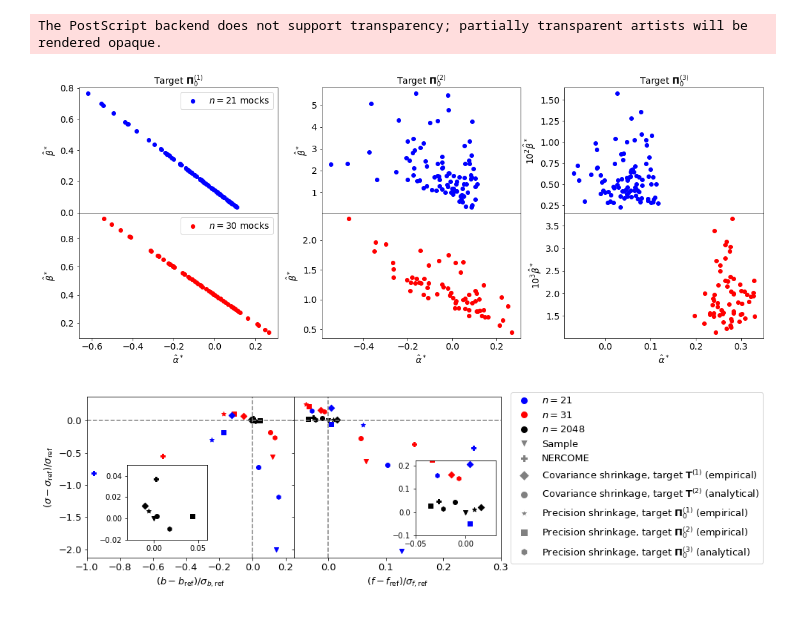
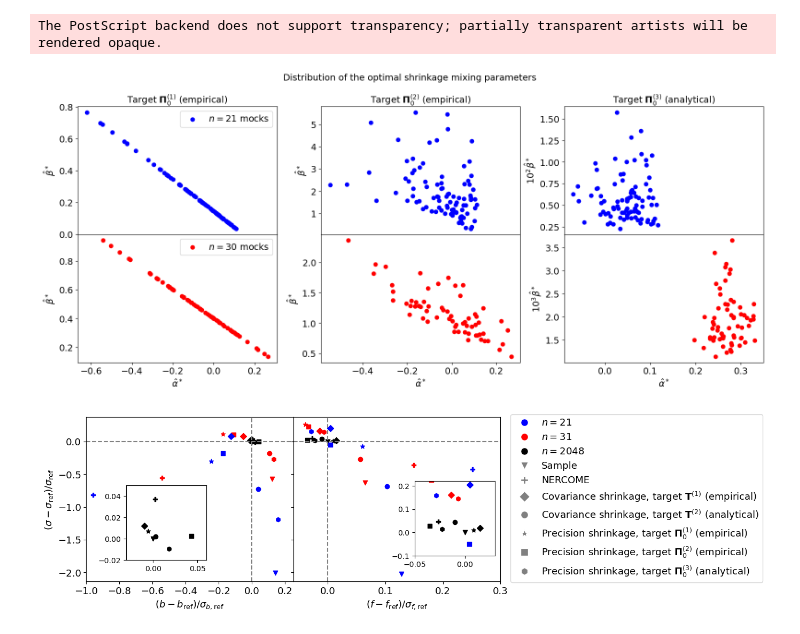
Before and after one commit to marnixlooijmans/shrinkage-estimation-paper, a Jupyter notebook: notebooks/make-plots.ipynb, the cells around one changed output. Cells and saved outputs as stored; diff of their text form; code cells hidden in the pictures.

```diff
--- a/notebooks/make-plots.ipynb
+++ b/notebooks/make-plots.ipynb
@@ -320,7 +324,7 @@ fig.subplots_adjust(hspace=0, wspace=0.22)
 fig.set_size_inches(19.2, 7.2)
 
 axs[0,0].scatter(a_inv_then_diag_21, b_inv_then_diag_21, c="blue", label="$n=21$ mocks")
-axs[0,0].set_title("Target $\mathbf{\Pi}_0^{(1)}$", fontsize=14)
+axs[0,0].set_title("Target $\mathbf{\Pi}_0^{(1)}$ (empirical)", fontsize=14)
 axs[0,0].set_ylabel(r"$\hat{\beta}^*$", fontsize=14)
 axs[0,0].legend(fontsize=14, loc="upper right")
 axs[0,0].tick_params(axis='both', which='major', labelsize=14)
@@ -329,37 +333,38 @@ axs[1,0].scatter(a_inv_then_diag_30, b_inv_then_diag_30, c="red", label="$n=30$
 axs[1,0].set_xlabel(r"$\hat{\alpha}^*$", fontsize=14)
 axs[1,0].set_ylabel(r"$\hat{\beta}^*$", fontsize=14)
 axs[1,0].legend(fontsize=14, loc="upper right")
 axs[1,0].tick_params(axis='both', which='major', labelsize=14)
 
 axs[0,1].scatter(a_diag_then_inv_21, b_diag_then_inv_21, c="blue", label="$n=21$ mocks")
-axs[0,1].set_title("Target $\mathbf{\Pi}_0^{(2)}$", fontsize=14)
+axs[0,1].set_title("Target $\mathbf{\Pi}_0^{(2)}$ (empirical)", fontsize=14)
 axs[0,1].set_ylabel(r"$\hat{\beta}^*$", fontsize=14)
 #axs[0,1].legend(fontsize=14, loc="upper right")
 axs[0,1].tick_params(axis='both', which='major', labelsize=14)
 
 axs[1,1].scatter(a_diag_then_inv_30, b_diag_then_inv_30, c="red", label="$n=30$ mocks")
 axs[1,1].set_xlabel(r"$\hat{\alpha}^*$", fontsize=14)
 axs[1,1].set_ylabel(r"$\hat{\beta}^*$", fontsize=14)
 #axs[1,1].legend(fontsize=14, loc="upper right")
 axs[1,1].tick_params(axis='both', which='major', labelsize=14)
 
 axs[0,2].scatter(a_P_21, b_P_21*1e2, c="blue", label="$n=21$ mocks")
-axs[0,2].set_title("Target $\mathbf{\Pi}_0^{(3)}$", fontsize=14)
+axs[0,2].set_title("Target $\mathbf{\Pi}_0^{(3)}$ (analytical)", fontsize=14)
 axs[0,2].set_ylabel(r"$10^2\hat{\beta}^*$", fontsize=14)
 #axs[0,2].legend(fontsize=14, loc="upper right")
 axs[0,2].tick_params(axis='both', which='major', labelsize=14)
 
 axs[1,2].scatter(a_P_30, b_P_30*1e3, c="red", label="$n=30$ mocks")
 axs[1,2].set_xlabel(r"$\hat{\alpha}^*$", fontsize=14)
 axs[1,2].set_ylabel(r"$10^3\hat{\beta}^*$", fontsize=14)
 #axs[1,2].legend(fontsize=14, loc="upper right")
 axs[1,2].tick_params(axis='both', which='major', labelsize=14)
 
-fig.savefig("../output/BOSS_DR12_NGC_z1/plots/pre_shrinkage_params.eps", format="eps", bbox_inches='tight', pad_inches = 0.1)
+fig.suptitle(r"Distribution of the optimal shrinkage mixing parameters", fontsize=14)
+fig.savefig("/Users/mikesw/Downloads/pre_shrinkage_params.eps", format="eps", bbox_inches='tight', pad_inches = 0.1)
 plt.show()
 # %% [output]
 The PostScript backend does not support transparency; partially transparent artists will be rendered opaque.
-[figure, old version]
+[figure, new version]
 # %%
 nsamples = [2048,30,21]
 chains = [
```
Also changed, not shown: parts of 8 cells of this notebook, 22 other files.
